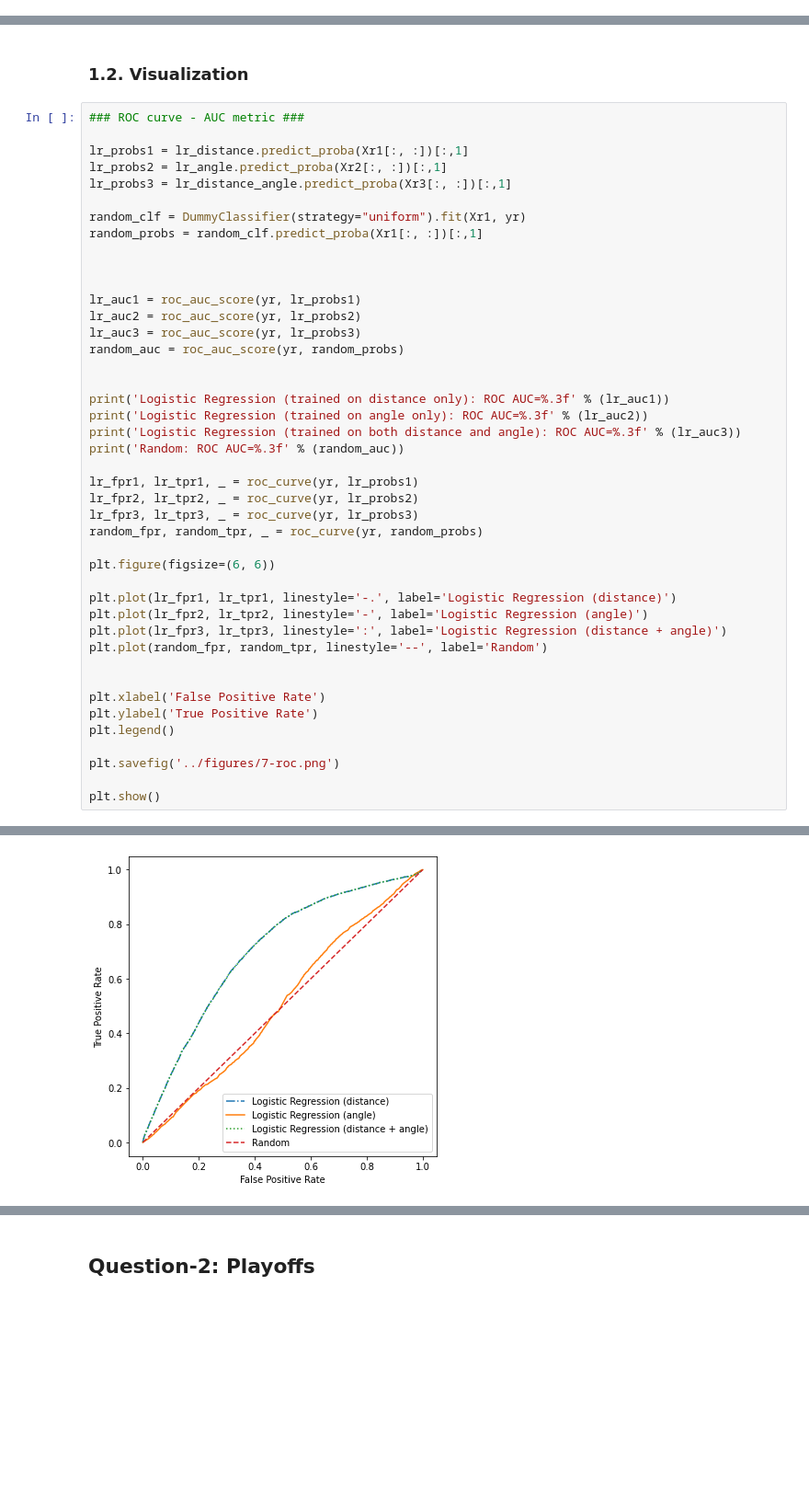
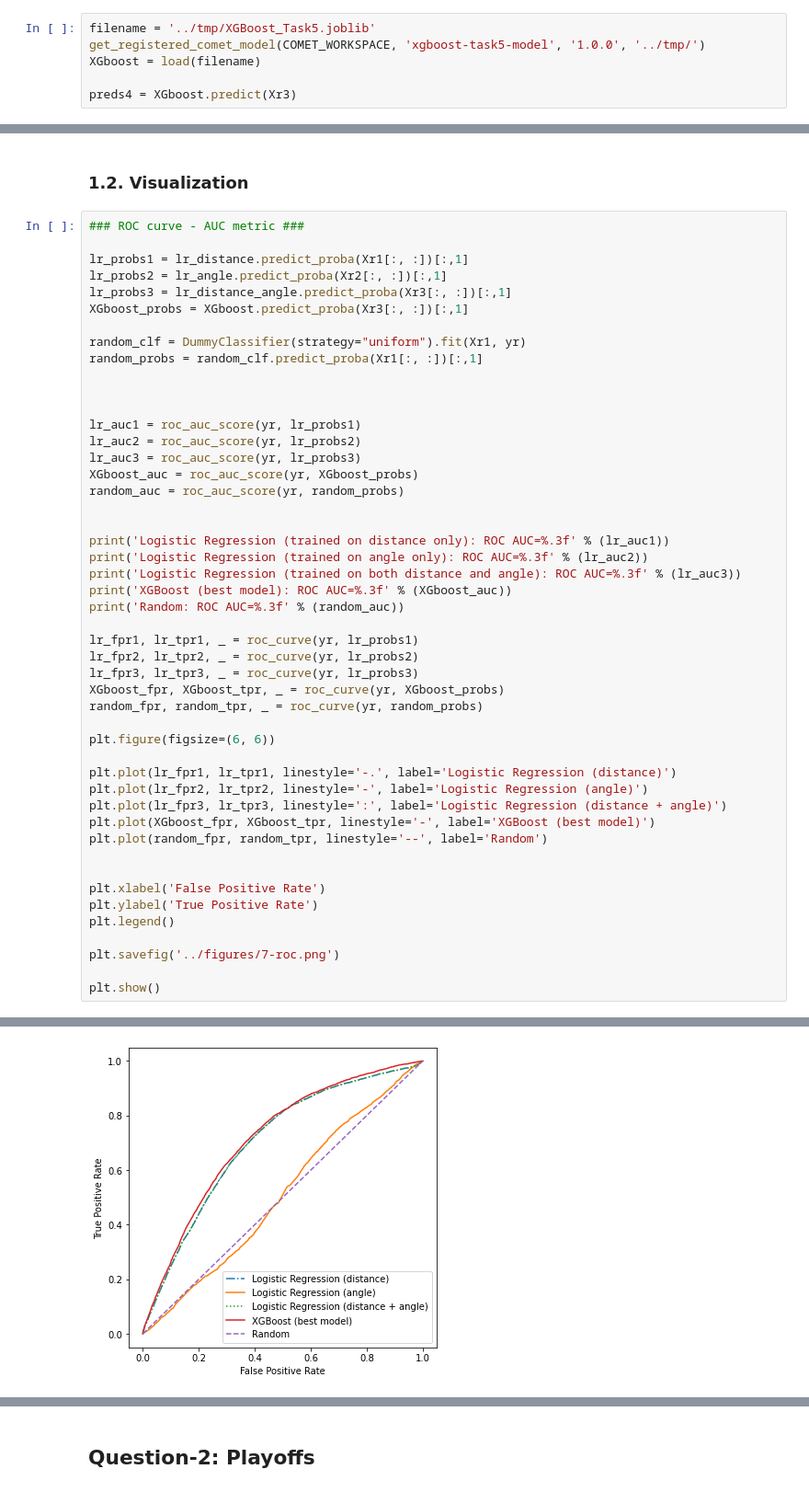
Before and after one commit to sorinmuchi/IFT6758, a Jupyter notebook: notebooks/7-EvaluateOnTestSet.ipynb, the cells around one changed output, grey strips where cells are left out. Shown: that part at 92% size. Saved outputs shown, nothing was run; the diff lists cells and outputs as text; blank space fills up the shorter version.

```diff
--- a/notebooks/7-EvaluateOnTestSet.ipynb
+++ b/notebooks/7-EvaluateOnTestSet.ipynb
@@ -101,3 +101,9 @@ preds3 = lr_distance_angle.predict(Xr3)
 COMET INFO: Downloading registry model 'lr-distance-angle-model', version '1.0.0', stage None from workspace {'meriembchaaben'}...
 COMET INFO: Unzipping model to 'C:\\Users\\oussa\\OneDrive\\Desktop\\UdeM\\PhD\\Courses\\Fall-21\\IFT-6758-DataScience\\Project\\milestone-2\\IFT6758-code\\IFT6758\\tmp' ...
 COMET INFO: done!
+# %%
+filename = '../tmp/XGBoost_Task5.joblib'
+get_registered_comet_model(COMET_WORKSPACE, 'xgboost-task5-model', '1.0.0', '../tmp/')
+XGboost = load(filename)
+
+preds4 = XGboost.predict(Xr3)
@@ -177,6 +209,7 @@ weighted avg       0.82      0.90      0.86     68499
 lr_probs1 = lr_distance.predict_proba(Xr1[:, :])[:,1]
 lr_probs2 = lr_angle.predict_proba(Xr2[:, :])[:,1]
 lr_probs3 = lr_distance_angle.predict_proba(Xr3[:, :])[:,1]
+XGboost_probs = XGboost.predict_proba(Xr3[:, :])[:,1]
 
 random_clf = DummyClassifier(strategy="uniform").fit(Xr1, yr)
 random_probs = random_clf.predict_proba(Xr1[:, :])[:,1]
@@ -186,17 +219,20 @@ random_probs = random_clf.predict_proba(Xr1[:, :])[:,1]
 lr_auc1 = roc_auc_score(yr, lr_probs1)
 lr_auc2 = roc_auc_score(yr, lr_probs2)
 lr_auc3 = roc_auc_score(yr, lr_probs3)
+XGboost_auc = roc_auc_score(yr, XGboost_probs)
 random_auc = roc_auc_score(yr, random_probs)
 
 
 print('Logistic Regression (trained on distance only): ROC AUC=%.3f' % (lr_auc1))
 print('Logistic Regression (trained on angle only): ROC AUC=%.3f' % (lr_auc2))
 print('Logistic Regression (trained on both distance and angle): ROC AUC=%.3f' % (lr_auc3))
+print('XGBoost (best model): ROC AUC=%.3f' % (XGboost_auc))
 print('Random: ROC AUC=%.3f' % (random_auc))
 
 lr_fpr1, lr_tpr1, _ = roc_curve(yr, lr_probs1)
 lr_fpr2, lr_tpr2, _ = roc_curve(yr, lr_probs2)
 lr_fpr3, lr_tpr3, _ = roc_curve(yr, lr_probs3)
+XGboost_fpr, XGboost_tpr, _ = roc_curve(yr, XGboost_probs)
 random_fpr, random_tpr, _ = roc_curve(yr, random_probs)
 
 plt.figure(figsize=(6, 6))
@@ -204,6 +240,7 @@ plt.figure(figsize=(6, 6))
 plt.plot(lr_fpr1, lr_tpr1, linestyle='-.', label='Logistic Regression (distance)')
 plt.plot(lr_fpr2, lr_tpr2, linestyle='-', label='Logistic Regression (angle)')
 plt.plot(lr_fpr3, lr_tpr3, linestyle=':', label='Logistic Regression (distance + angle)')
+plt.plot(XGboost_fpr, XGboost_tpr, linestyle='-', label='XGBoost (best model)')
 plt.plot(random_fpr, random_tpr, linestyle='--', label='Random')
 
 
@@ -221,5 +259,5 @@ Logistic Regression (trained on both distance and angle): ROC AUC=0.704
 Random: ROC AUC=0.500
-[figure, old version]
+[figure, new version]
 # %%
 ### goal_rate = F(shot probability model percentile) ###
 def compute_goal_rate_per_percentile(probs, y):
```
Also changed, not shown: parts of 14 cells of this notebook, 8 other files.
